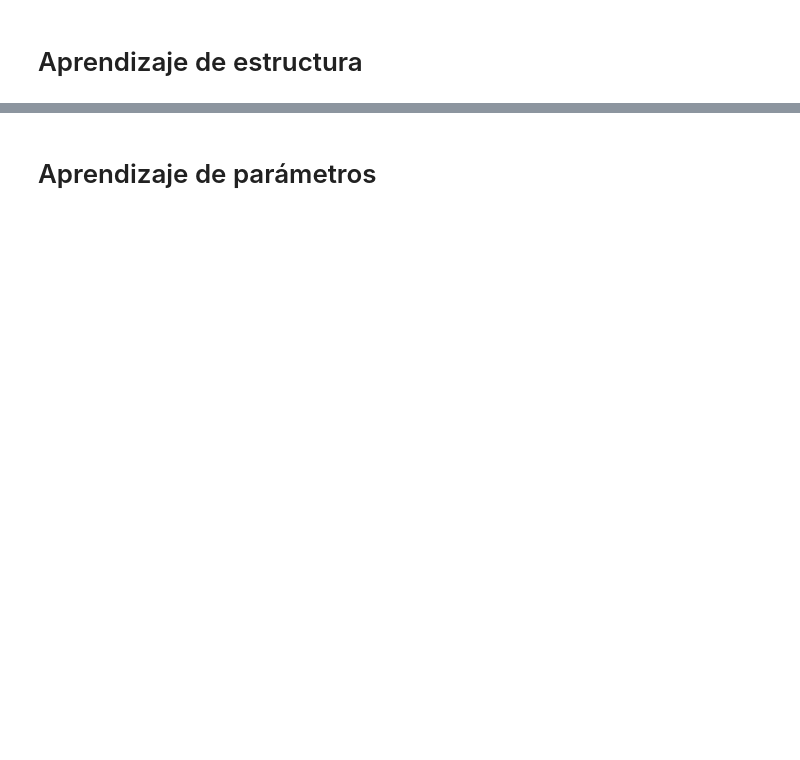
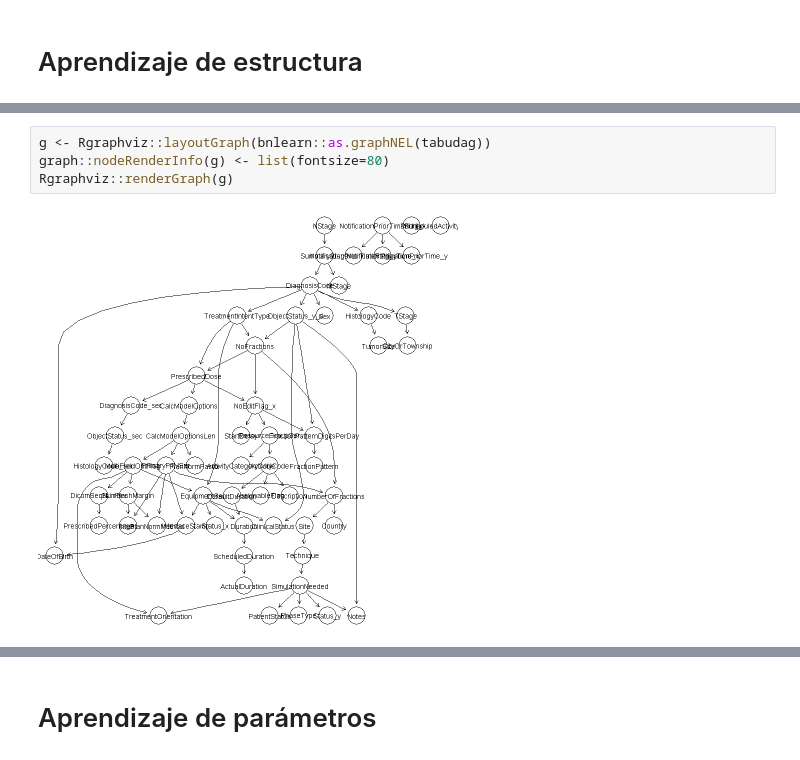
Before and after one commit to david722sv/TFM, a Jupyter notebook: 3_analisis_PlanRT_redBayesiana.ipynb, the cells around one changed output, grey strips where cells are left out. Drawn from its saved outputs; the diff is of its cells as text; blank space fills up the shorter version.

```diff
--- a/3_analisis_PlanRT_redBayesiana.ipynb
+++ b/3_analisis_PlanRT_redBayesiana.ipynb
@@ -128,3 +133,9 @@ Rgraphviz::renderGraph(g)
+# %%
+g <- Rgraphviz::layoutGraph(bnlearn::as.graphNEL(tabudag))
+graph::nodeRenderInfo(g) <- list(fontsize=80)
+Rgraphviz::renderGraph(g)
+# %% [output]
+[figure, added]
 # %%
 vstructs(hcdag)
 # %% [output]
```
Also changed, not shown: parts of 9 cells of this notebook, 1 other file.
